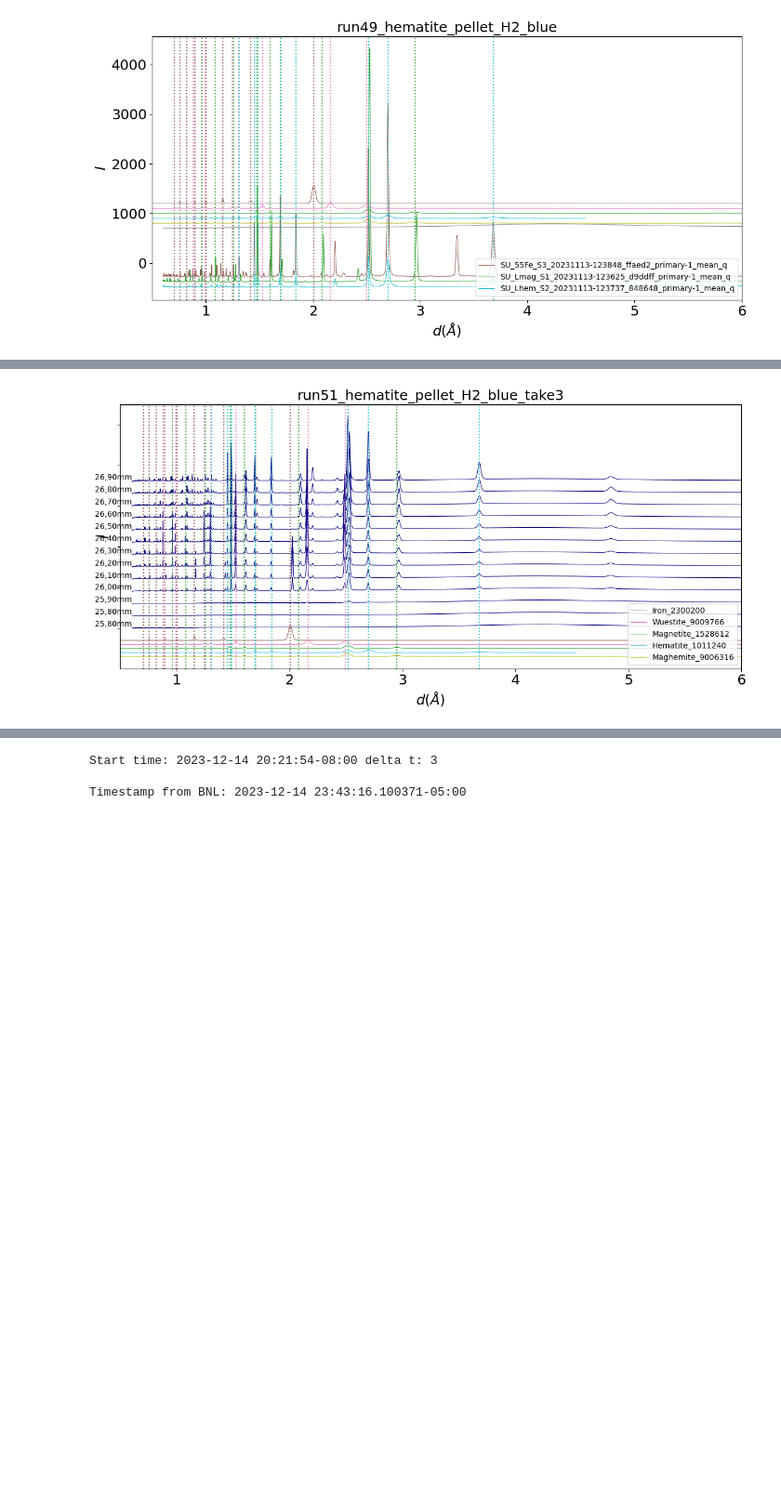
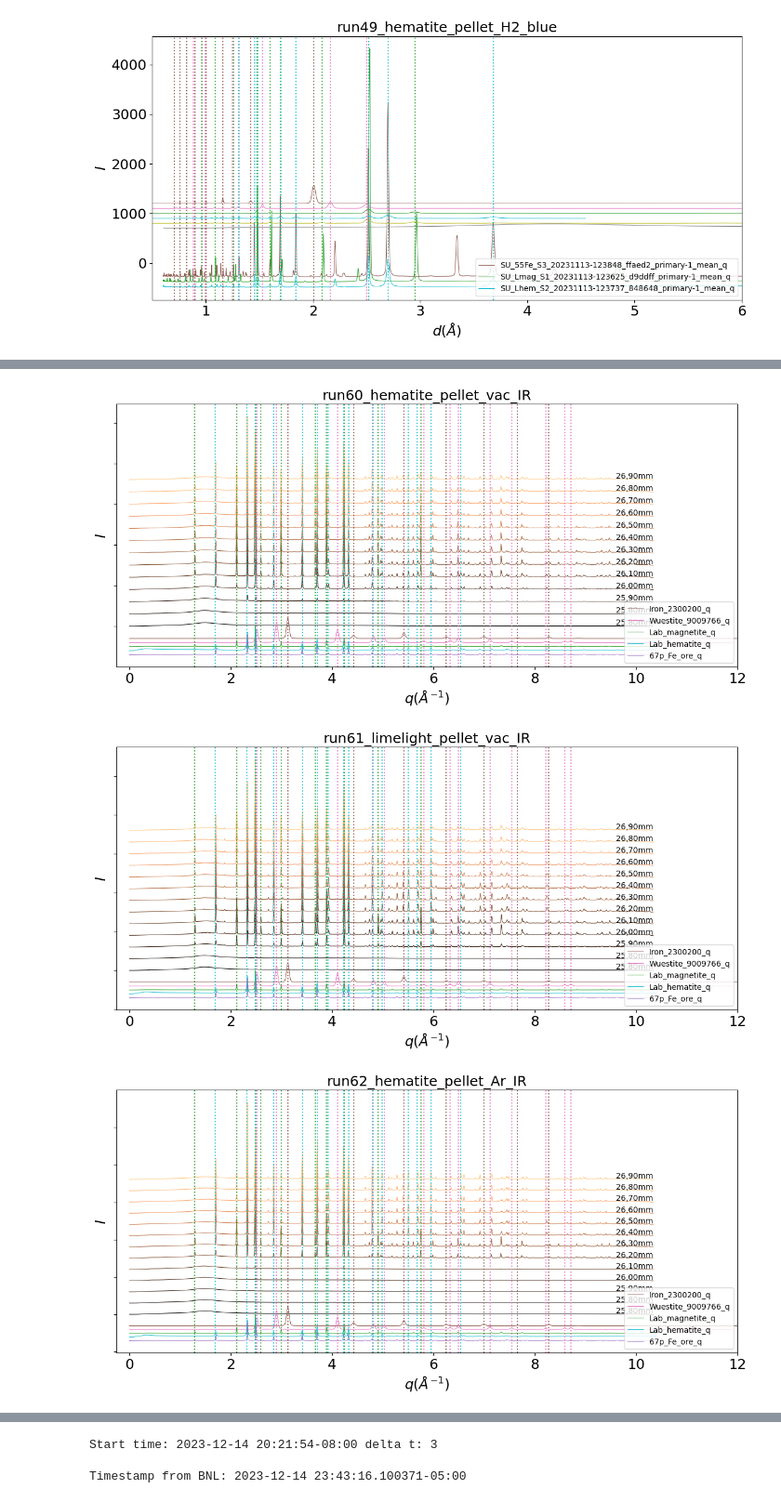
Before and after one commit to lmoghimi/personal-processing, a Jupyter notebook: xrd_analysis_Lauren.ipynb, the cells around one changed output, grey strips where cells are left out. Shown at 93% size. Drawn from its saved outputs; the diff is of its cells as text; code cells hidden in the pictures; blank space fills up the shorter version.

Commit message:
updates to plot depth scans in q

```diff
--- a/xrd_analysis_Lauren.ipynb
+++ b/xrd_analysis_Lauren.ipynb
@@ -67,16 +67,15 @@ lincol_magh='tab:olive' #maghemite
 lincol_qz = 'tab:gray' #quartz
 
 #lincol_wf = 'tab:blue' #sets the line color for the waterfall series
-lincol_wf = 'navy'
+#lincol_wf = 'navy'
 
 #Would you like to save the plots? Enter y/n
 response = "n" ##### at some point it would be nice to make this pop up as a prompt so that we don't forget to change the response
-xrd_type = "d" ##### or tth. also make this pop up as a prompt
+xrd_type = "q" ##### d or tth or q. also make this pop up as a prompt
 # %%
 #create waterfall plot for in-situ scans
-#for run in ['run49','run51', 'run52', 'run53', 'run54', 'run55', 'run56', 'run58', 'run59']:
-#for run in ['run60','run61', 'run62']:
-# for run in ['run63', 'run64', 'run65']: ####63 has an issue@Yifan?
+#for run in ['run49','run50','run51', 'run52', 'run53', 'run54', 'run55', 'run56', 'run57', 'run58', 'run59']:
+#for run in ['run60','run61', 'run62', 'run63', 'run64', 'run65']:
 for run in ['run49']:
 
     ###################### parsing the filename
@@ -151,7 +150,7 @@ for run in ['run49']:
     #ref_phases = ['Iron_2300200', 'Wuestite_9009766','Magnetite_1528612','Hematite_1011240','Maghemite_9006316']
     #color_ref_phases = [lincol_fe, lincol_m, lincol_h, lincol_h_ore] #setting the line colors for the reference files. these are predetermined in the previous code cell
     #color_ref_phases = [lincol_fe, lincol_w, lincol_m, lincol_h]
-    color_ref_phases = [lincol_fe, lincol_w, lincol_m, lincol_h, lincol_magh]
+    color_ref_phases = [lincol_fe, lincol_w, lincol_m, lincol_h, lincol_h_ore]
     ref_shift_y = -100
     for i_phase, ref_phase in enumerate(ref_phases):
         reffile = os.path.join(userdir, 'userScripts', 'xrd_profiles', ref_phase + '.txt')
@@ -290,9 +290,9 @@ plt.show()
 # %%
 #create waterfall plot for depth scan series
 
-#for run in ['run49', 'run51', 'run52', 'run53', 'run54', 'run55', 'run56', 'run58', 'run59']:
-#for run in ['run60','run61', 'run62']: #, 'run63', 'run64', 'run65']:
-for run in ['run51']:
+#for run in ['run49','run50','run51', 'run52', 'run53', 'run54', 'run55', 'run56', 'run57', 'run58', 'run59']:
+for run in ['run60','run61', 'run62', 'run63', 'run64', 'run65']:
+#for run in ['run51']:
 
     ###################### parsing the filename
     tiffdir = os.path.join(userdir, 'tiff_base')
@@ -331,6 +331,9 @@ for run in ['run51']:
     fs = 18
     fig, ax = plt.subplots(figsize=figsize, tight_layout=True)
 
+    num_of_lines = len(depthstamps)
+    lincol_gradient = iter(cm.copper(np.linspace(0,1,num_of_lines))) #Wistia, copper, and autumn are nice gradients
+    counting = 0
     ################ plotting selected depthstamps
     for iv, depthstamp in enumerate(depthstamps):
         filename = filedict[depthstamp]
@@ -342,17 +345,20 @@ for run in ['run51']:
         rawdata = np.loadtxt(filename)
         tth = rawdata[:, 0]
         d = 0.5*wavelength/np.sin(np.radians(tth/2)) #Bragg's law in angrstrom
+        q = 2*np.pi/d
         I = rawdata[:, 1]
         I = I + iv * 300
         #I = I + iv * 100 #iv is basically the index number for the scan. this makes a waterfall plot
         # I = I/I.max() + 0.25 * iv
         ################### label by depth ###############################
+        c=next(lincol_gradient)
         #ax.plot(d, I, label='ss_stg2_y_' + depth_str, color=lincol_wf)
-        ax.plot(d, I, color=lincol_wf, linewidth= lw)
-        ax.text(d[-1], I[-1], depth_str, ha='right', va='bottom')
+        ax.plot(q, I, color=c, linewidth= lw)
+        ax.text(q[-1], I[-1], depth_str, ha='right', va='bottom')
         ##### for tth too
         #ax.text(tth[-1], I[-1], depth_str, ha='left', va='bottom') #####
         ##################################################################
+        counting = counting + 1
 
 
     ######### Changed to load multiple reference files, Yifan, 2024/4/12
@@ -360,40 +366,41 @@ for run in ['run51']:
     for i_phase, ref_phase in enumerate(ref_phases):
         reffile = os.path.join(userdir, 'userScripts', 'xrd_profiles', ref_phase + '.txt')
         refdata = np.loadtxt(reffile)
-        tth_ref = refdata[1:, 0]
-        d_ref = 0.5*wavelength/np.sin(np.radians(tth_ref/2)) #convert to d-spacing
-        I_ref = refdata[1:, 1] - refdata[0, 1] + ref_shift_y*(i_phase + 1) -200
-        # I_ref = I_ref/I_ref.max() - 1
-        ax.plot(d_ref, I_ref, label= ref_phase, linewidth= lw, color= color_ref_phases[i_phase])
+        q_ref = refdata[:, 0]
+        I_ref = (refdata[:, 1] - refdata[0, 1]) #"grounding" the data
+
+        sensitivity = 500 #the larger the value, the more prominent the peaks
+        I_ref = I_ref/(I_ref.max()/sensitivity)  + ref_shift_y*(i_phase + 1) -200
+        ax.plot(q_ref, I_ref, label= ref_phase, linewidth= lw, color= color_ref_phases[i_phase])
         #ax.plot(tth_ref, I_ref, label= ref_phase) #####
         #ax.plot(tth_ref, I_ref, label='Ref_' + ref_phase)
         #ax.text(tth_ref[-1], I_ref[-1], ref_phase, ha='left', va='bottom')
 
-    xlim_left, xlim_right = 0.5, 6 #for d
-    #xlim_left, xlim_right = -0.25, 20 #for tth #####
+    xlim_left, xlim_right = -0.25, 12 #for q
     ax.set_xlim(xlim_left, xlim_right)
     ax.legend(loc='lower right')
-    ax.set_xlabel(r'$d  ({\AA})$', fontsize=fs)
+    ax.set_xlabel(r'$q  ({\AA}^{-1})$', fontsize=fs)
     #ax.set_xlabel(r'$2\theta (\degree)$', fontsize=fs) #####
     ax.set_ylabel(r'$I$', fontsize=fs)
     ax.set_title(expname, fontsize=fs)
     ax.tick_params(labelsize=fs)
     ax.set_yticklabels([]) #turns off tick labels for vertical axis
 
+
 ################# plot vertical lines for the reference phase peaks
 
     #define the lines you want to plot for each phase
-    for i_vert_line in ref_d_fe: #plot the vertical lines
+    for i_vert_line in ref_q_fe: #plot the vertical lines
     #for i_vert_line in ref_tth_fe:
         plt.axvline(x=i_vert_line, linestyle='dotted', color=lincol_fe)
 
-    for i_vert_line in ref_d_w:
+    for i_vert_line in ref_q_w:
         plt.axvline(x=i_vert_line, linestyle='dotted', color=lincol_w)
 
-    for i_vert_line in ref_d_m:
+    for i_vert_line in ref_q_m:
             plt.axvline(x=i_vert_line, linestyle='dotted', color=lincol_m)
 
-    for i_vert_line in ref_d_h:
+    for i_vert_line in ref_q_h:
             plt.axvline(x=i_vert_line, linestyle='dotted', color=lincol_h)
 
  ##########
@@ -427 +436,3 @@ Showing the plot without saving...
-[figure, old version]
+[figure, new version]
+[figure, added]
+[figure, added]
```
Also changed, not shown: parts of 5 cells of this notebook.
